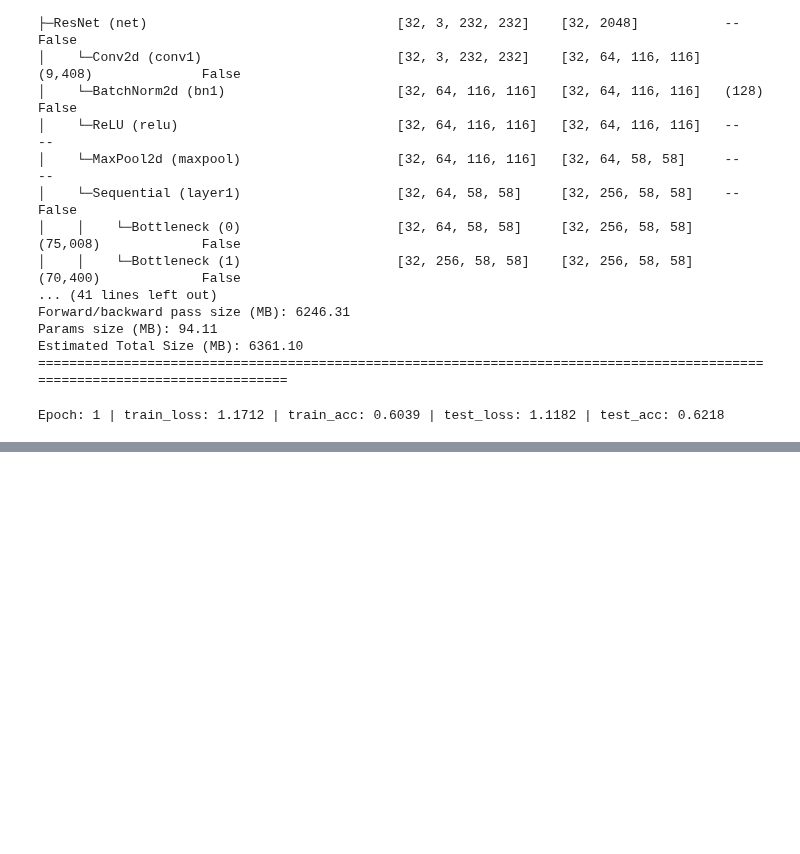
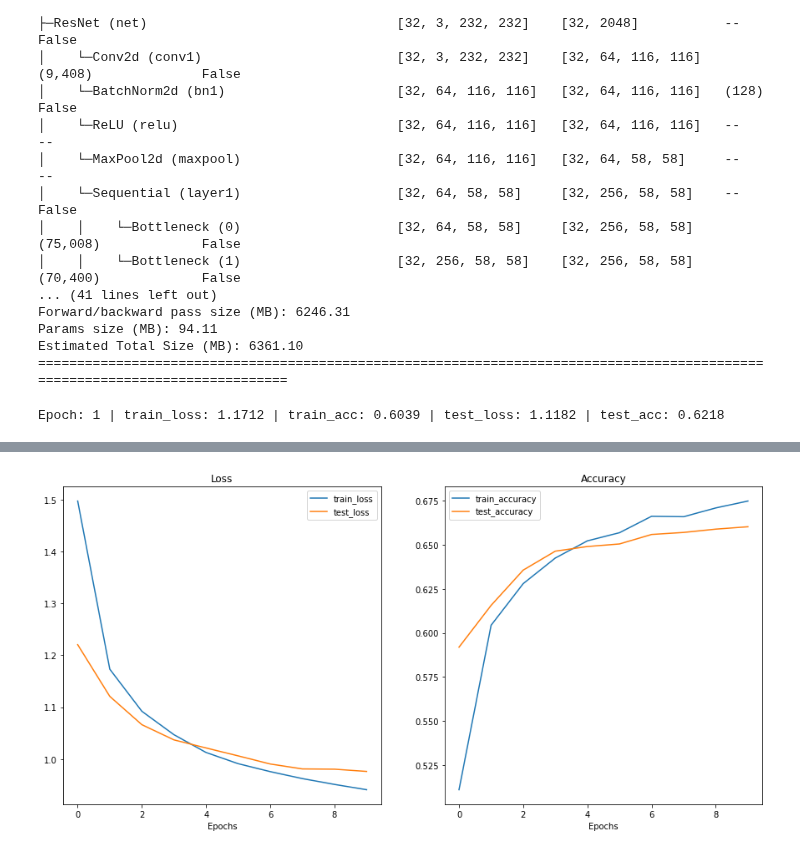
Before and after one commit to wilberquito/AMLProject, a Jupyter notebook: AMLProject_copy.ipynb, the cells around one changed output, grey strips where cells are left out. Drawn from its saved outputs; the diff is of its cells as text; code cells hidden in the pictures; blank space fills up the shorter version.

```diff
--- a/AMLProject_copy.ipynb
+++ b/AMLProject_copy.ipynb
@@ -225,0 +269,5 @@ Epoch: 1 | train_loss: 1.1712 | train_acc: 0.6039 | test_loss: 1.1182 | test_acc
+# %%
+import modular.utils as utils
+utils.plot_loss_curves(model)
+# %% [output]
+[figure, added]
```
Also changed, not shown: parts of 9 cells of this notebook.
